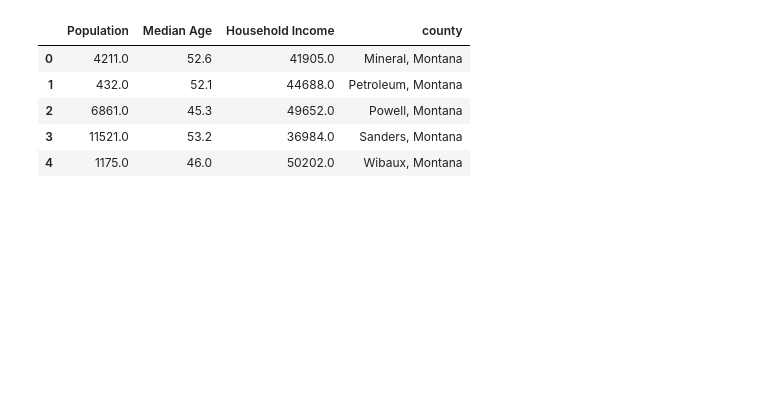
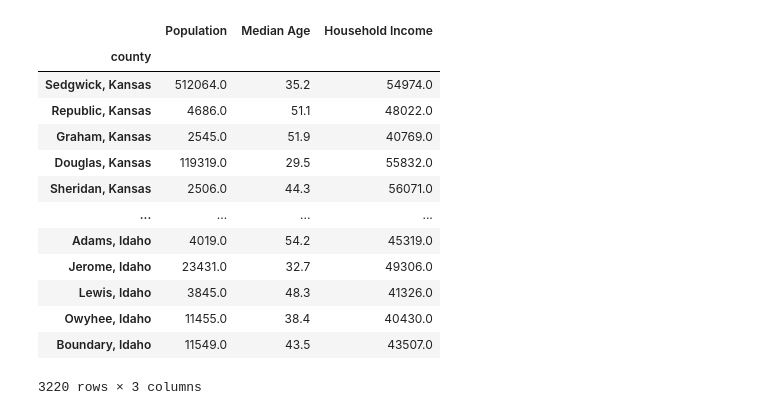
Before and after one commit to CarlaLorenteAnon/project-1, a Jupyter notebook: datagather.ipynb, the cells around one changed output. Saved outputs shown, nothing was run; the diff lists cells and outputs as text; code cells hidden in the pictures; blank space fills up the shorter version.

```diff
--- a/datagather.ipynb
+++ b/datagather.ipynb
@@ -46,15 +53,28 @@ census
 3220 rows × 5 columns
 # %%
 # Final DataFrame
+
+# Copy and save to csv
 census = census_pd[["County", "Name", "Population", "Median Age", "Household Income"]].copy()
 census.to_csv("resources/census_data.csv", encoding="utf-8", index=False)
+
+# Combine county name with state for later merging
 census['county'] = census['Name'].str.replace(' County', '').str.replace(' Parish', '')
 census.drop(['County', 'Name'], axis=1, inplace=True)
-census.head()
+census.set_index('county', inplace=True)
+census
 # %% [output]
-|  | Population | Median Age | Household Income | county |
-| 0 | 4211.0 | 52.6 | 41905.0 | Mineral, Montana |
-| 1 | 432.0 | 52.1 | 44688.0 | Petroleum, Montana |
-| 2 | 6861.0 | 45.3 | 49652.0 | Powell, Montana |
-| 3 | 11521.0 | 53.2 | 36984.0 | Sanders, Montana |
-| 4 | 1175.0 | 46.0 | 50202.0 | Wibaux, Montana |
+|  | Population | Median Age | Household Income |
+| county |  |  |  |
+| Sedgwick, Kansas | 512064.0 | 35.2 | 54974.0 |
+| Republic, Kansas | 4686.0 | 51.1 | 48022.0 |
+| Graham, Kansas | 2545.0 | 51.9 | 40769.0 |
+| Douglas, Kansas | 119319.0 | 29.5 | 55832.0 |
+| Sheridan, Kansas | 2506.0 | 44.3 | 56071.0 |
+| ... | ... | ... | ... |
+| Adams, Idaho | 4019.0 | 54.2 | 45319.0 |
+| Jerome, Idaho | 23431.0 | 32.7 | 49306.0 |
+| Lewis, Idaho | 3845.0 | 48.3 | 41326.0 |
+| Owyhee, Idaho | 11455.0 | 38.4 | 40430.0 |
+| Boundary, Idaho | 11549.0 | 43.5 | 43507.0 |
+3220 rows × 3 columns
```
Also changed, not shown: parts of 33 cells of this notebook, 8 other files.
